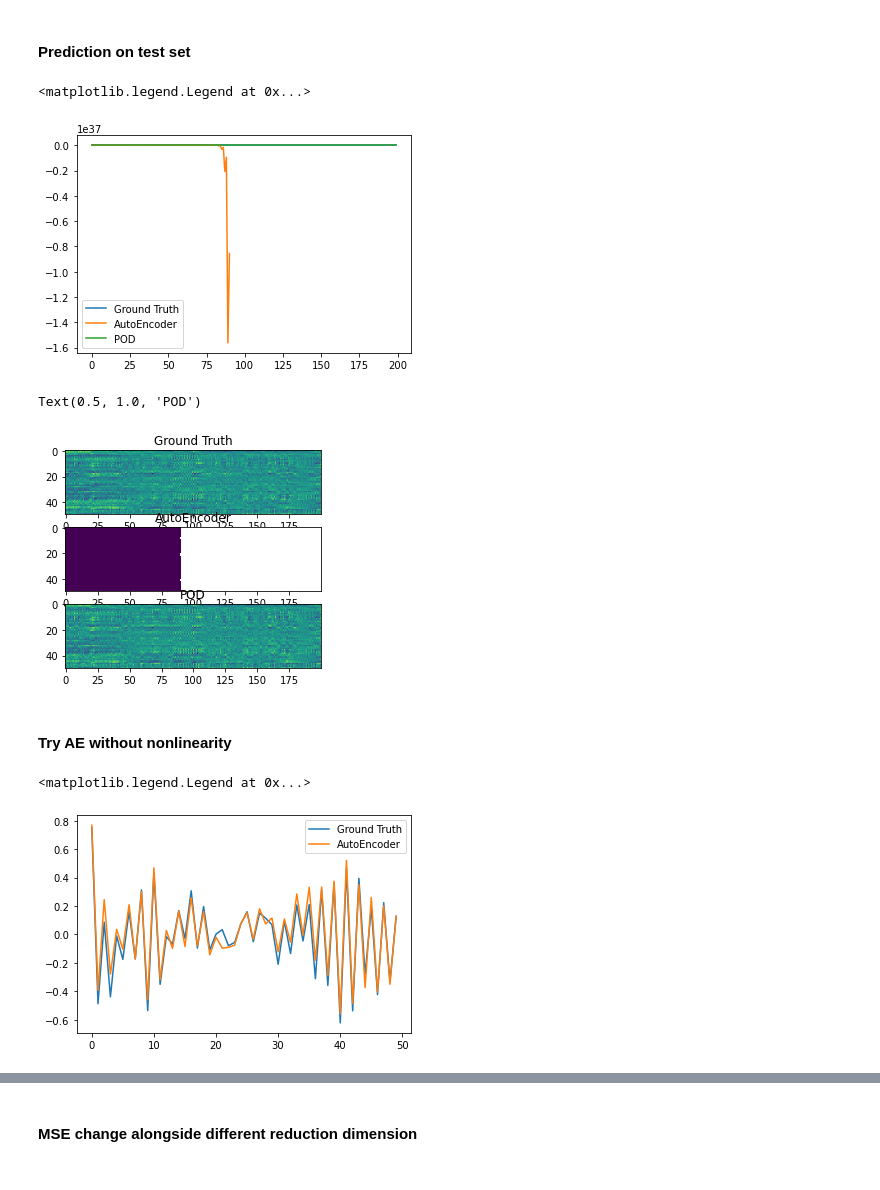
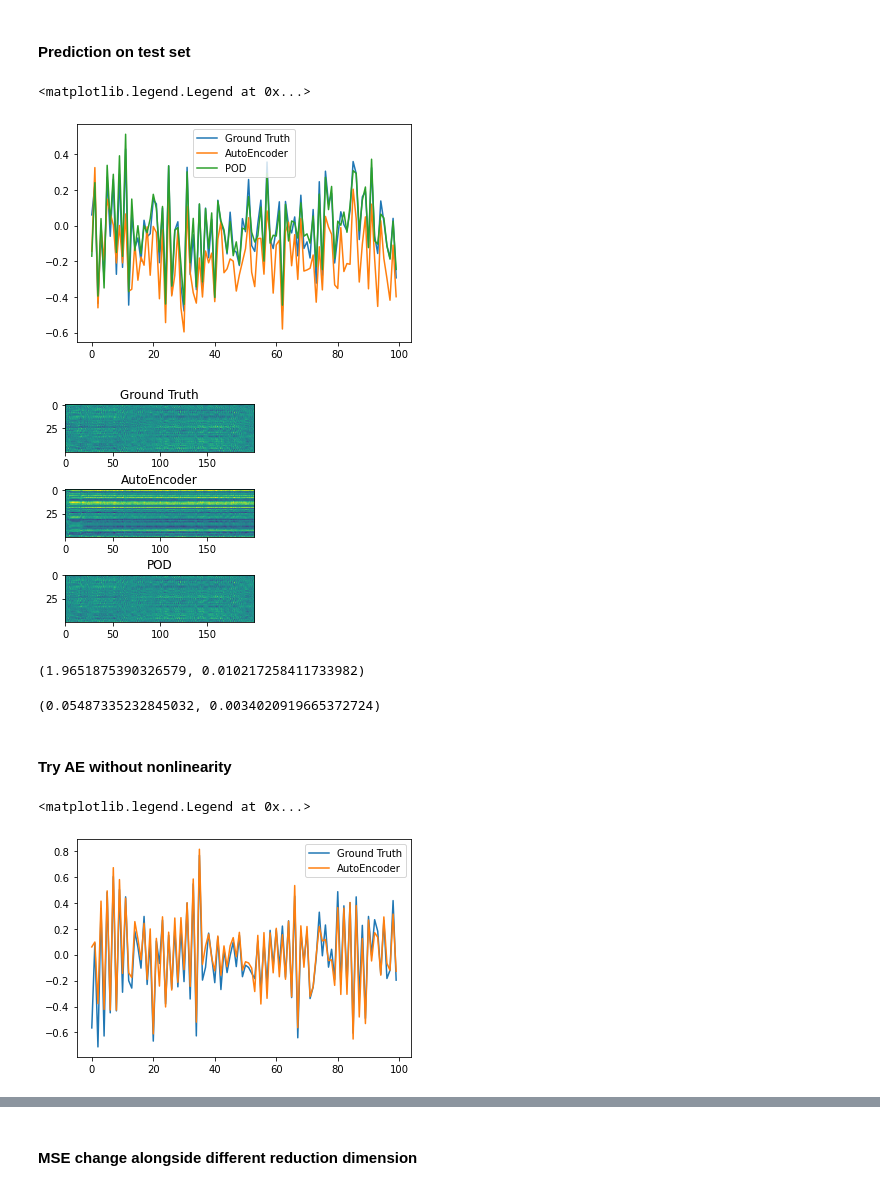
Before and after one commit to pc-Jiang/MOR_in_control_system, a Jupyter notebook: test.ipynb, the cells around one changed output, grey strips where cells are left out. Cells and saved outputs as stored; diff of their text form; code cells hidden in the pictures.

```diff
--- a/test.ipynb
+++ b/test.ipynb
@@ -18,7 +18,7 @@ os.environ["KMP_DUPLICATE_LIB_OK"]="TRUE"
 dim_x = 50 # dimension of inate state
 dim_y = 1 # dimension of output
 dim_u = 5 # dimention of input
-time_steps = 200 # time steps to be generated
+time_steps = 5000 # time steps to be generated
 dim_x_reduct = 10 # dimension after MOR
 
 
@@ -106,35 +124,45 @@ true_xs, true_ys = get_test_sets(true_x, u_test, original_sys, time_steps)
 ae_xs, ae_ys = get_test_predict(true_x, u_test, ae_sys, time_steps)
 pod_xs, pod_ys = get_test_predict(true_x, u_test, pod_sys, time_steps)
 # %%
-plt.plot(true_ys, label="Ground Truth")
-plt.plot(ae_ys, label="AutoEncoder")
-plt.plot(pod_ys, label="POD")
+plt.plot(true_ys[:100], label="Ground Truth")
+plt.plot(ae_ys[:100], label="AutoEncoder")
+plt.plot(pod_ys[:100], label="POD")
 plt.legend()
 # %% [output]
 <matplotlib.legend.Legend at 0x...>
-[figure, old version]
+[figure, new version]
 # %%
 f, (ax1, ax2, ax3) = plt.subplots(3, 1)
-ax1.imshow(true_xs)
+ax1.imshow(true_xs[:, :200], vmin=-2, vmax=2)
 ax1.set_title("Ground Truth")
-ax2.imshow(ae_xs)
+ax2.imshow(ae_xs[:, :200], vmin=-2, vmax=2)
 ax2.set_title("AutoEncoder")
-ax3.imshow(pod_xs)
+ax3.imshow(pod_xs[:, :200], vmin=-2, vmax=2)
 ax3.set_title('POD')
+plt.subplots_adjust(hspace=0.8)
+plt.savefig("pre_x.png", dpi=100)
 # %% [output]
-Text(0.5, 1.0, 'POD')
-[figure, old version]
+[figure, new version]
+# %%
+mse(true_xs, ae_xs), mse(true_xs, pod_xs)
+# %% [output]
+(1.9651875390326579, 0.010217258411733982)
+# %%
+mse(true_ys, ae_ys), mse(true_ys, pod_ys)
+# %% [output]
+(0.05487335232845032, 0.0034020919665372724)
 # %% [markdown]
 #### Try AE without nonlinearity
 # %%
-ae_sys = AE_Reduced_System(original_sys, dim_x_reduct, nonlinear=False)
-reconst_x_AE, reconst_y_AE = ae_sys.fit(x)
+linear_ae_sys = AE_Reduced_System(original_sys, dim_x_reduct, nonlinear=False)
+reconst_x_linear_AE, reconst_y_linear_AE = linear_ae_sys.fit(x)
 
-plt.plot(y.reshape(-1)[:50], label="Ground Truth")
-plt.plot(reconst_y_AE.reshape(-1)[:50], label="AutoEncoder")
+plt.plot(y.reshape(-1)[:100], label="Ground Truth")
+plt.plot(reconst_y_linear_AE.reshape(-1)[:100], label="AutoEncoder")
 plt.legend()
+# training
 # %% [output]
 <matplotlib.legend.Legend at 0x...>
-[figure, old version]
+[figure, new version]
 # %%
 f, (ax1, ax2) = plt.subplots(2, 1)
```
Also changed, not shown: parts of 27 cells of this notebook, 4 other files.
